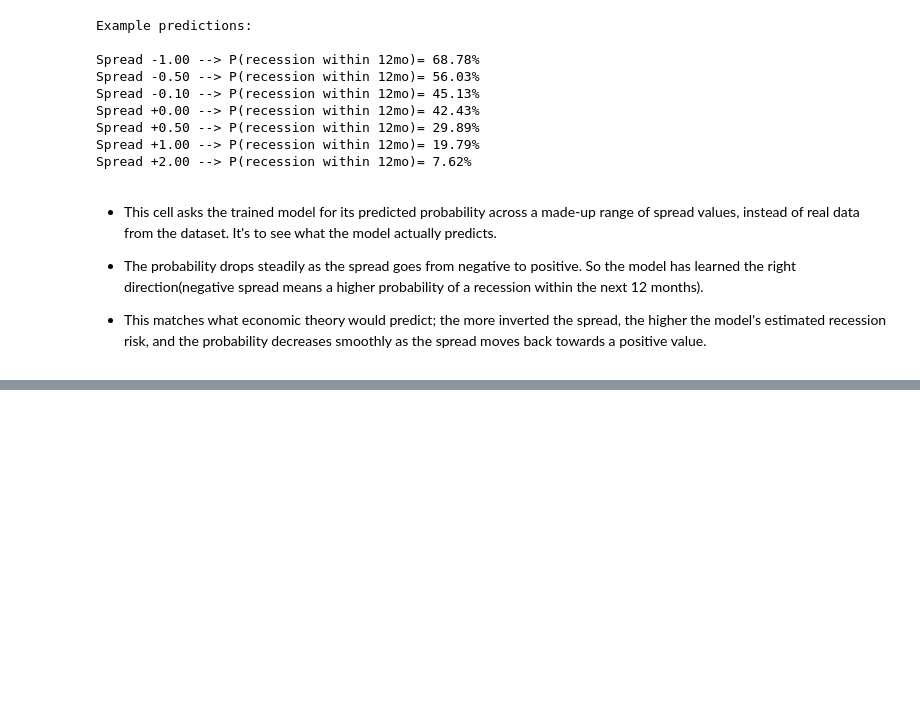
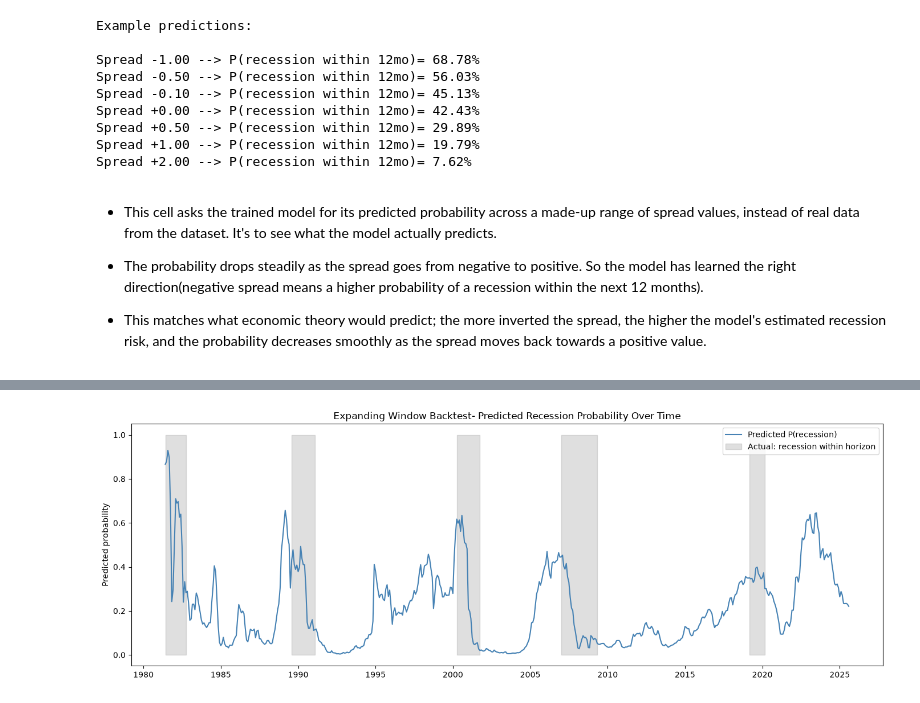
Before and after one commit to Mantra159/Inverted-yield-curve-recession-signal, a Jupyter notebook: yield_curve_analysis.ipynb, the cells around one changed output, grey strips where cells are left out. Drawn from its saved outputs; the diff is of its cells as text; code cells hidden in the pictures; blank space fills up the shorter version.

```diff
--- a/yield_curve_analysis.ipynb
+++ b/yield_curve_analysis.ipynb
@@ -1049,0 +1142,14 @@ Spread +2.00 --> P(recession within 12mo)= 7.62%
+# %%
+fig, ax = plt.subplots(figsize=(14, 5))
+ax.plot(backtest_results.index, backtest_results["predicted_prob"],
+        label="Predicted P(recession)", color="steelblue")
+ax.fill_between(backtest_results.index, 0, 1,
+                where=(backtest_results["actual"] == 1),
+                color="gray", alpha=0.25, label="Actual: recession within horizon")
+ax.set_title("Expanding Window Backtest- Predicted Recession Probability Over Time")
+ax.set_ylabel("Predicted probability")
+ax.legend(loc="upper right")
+plt.tight_layout()
+plt.show()
+# %% [output]
+[figure, added]
```
Also changed, not shown: parts of 11 cells of this notebook, 3 other files.
